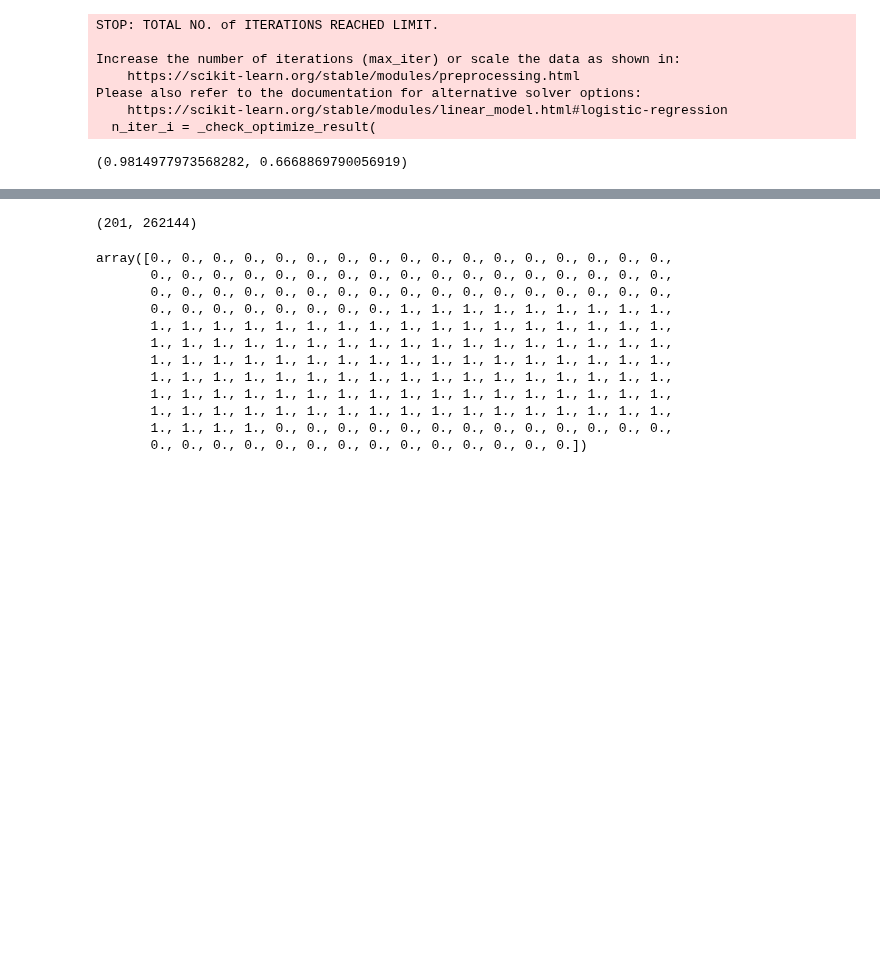
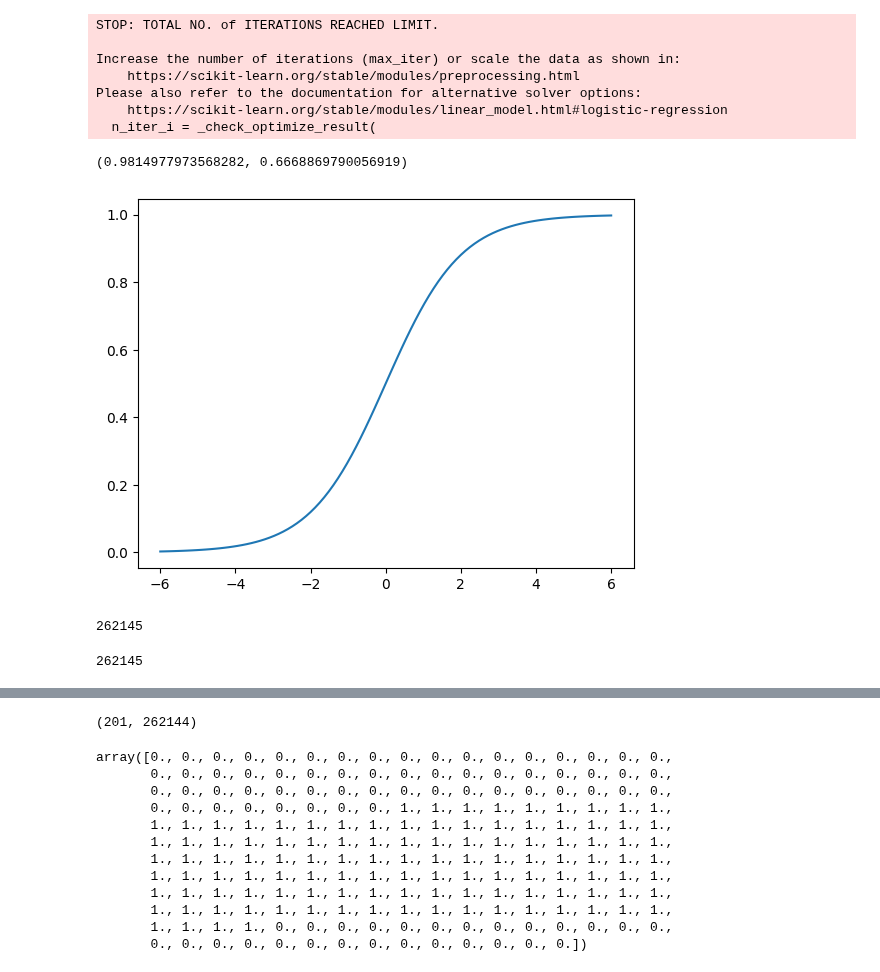
Before and after one commit to VISEF-ISEF-team/VasculAR, a Jupyter notebook: DeepLearning/notebooks/others/Full_preprocessing_real_data.ipynb, the cells around one changed output, grey strips where cells are left out. Cells and saved outputs as stored; diff of their text form; code cells hidden in the pictures; blank space fills up the shorter version.

```diff
--- a/DeepLearning/notebooks/others/Full_preprocessing_real_data.ipynb
+++ b/DeepLearning/notebooks/others/Full_preprocessing_real_data.ipynb
@@ -237,3 +262,18 @@ loss = log_loss(y_test, y_pred)
 accuracy, loss
 # %% [output]
 (0.9814977973568282, 0.6668869790056919)
+# %%
+
+import numpy as np
+import matplotlib.pyplot as plt
+
+# YOUR CODE HERE
+def sigmoid(x):
+  return 1/(1 + np.exp(-x))
+
+x = np.linspace(-6,6,100)
+y = sigmoid(x)
+plt.plot(x,y)
+plt.show()
+# %% [output]
+[figure, added]
@@ -240,3 +327,11 @@ accuracy, loss
+# %%
+len(theta)
+# %% [output]
+262145
+# %%
+512 * 512 + 1
+# %% [output]
+262145
 # %%
 import numpy as np
 
```
Also changed, not shown: parts of 13 cells of this notebook, 43 other files.
